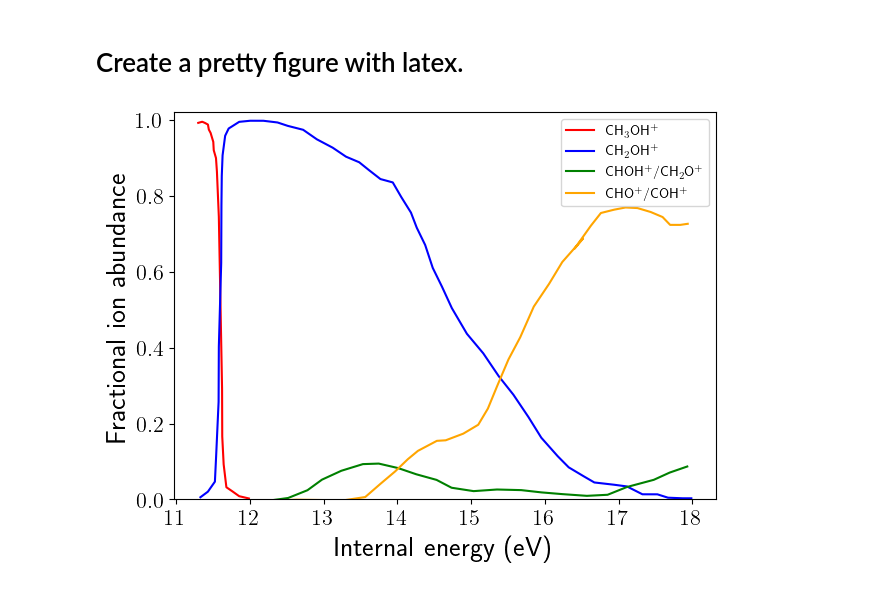
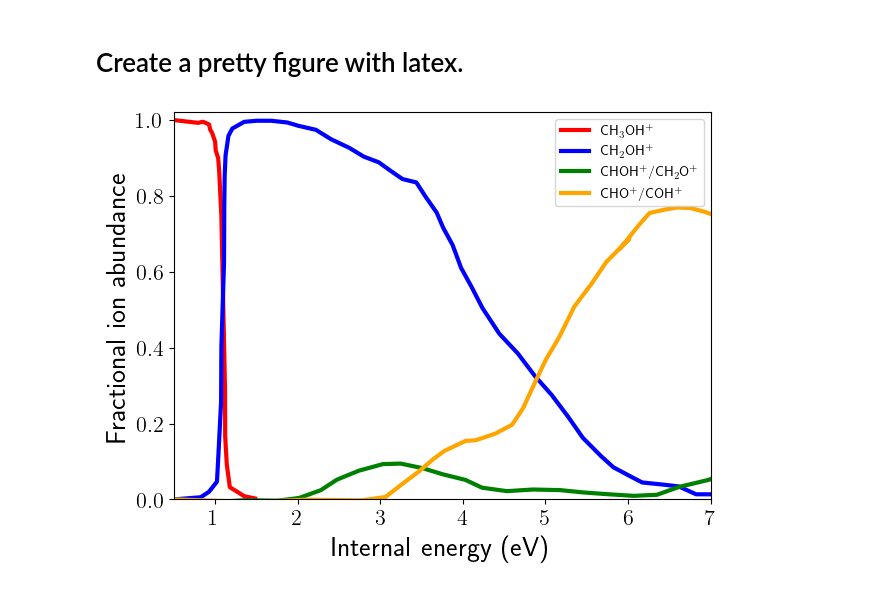
Before and after one commit to emartineznunez/latex, a Jupyter notebook: colab.ipynb, the cells around one changed output. Saved outputs shown, nothing was run; the diff lists cells and outputs as text; code cells hidden in the pictures.

```diff
--- a/colab.ipynb
+++ b/colab.ipynb
@@ -16,35 +16,37 @@ exper = pd.read_csv("exp.csv")
 
 
 px = exper['parent_x']
 py = exper['parent_y']
+
 
 ch2ohx = exper['ch2oh_x']
 ch2ohy = exper['ch2oh_y']
 
 chohx = exper['choh_x']
 chohy = exper['choh_y']
 
 chox = exper['cho_x']
 choy = exper['cho_y']
 
 #x=np.linspace(0,1,100)
 #y=x+x*x+x*x*x
 pyplot.rcParams['text.usetex'] = True
 
 #pyplot.xticks(np.arange(0, 1.1, step=0.1))
 pyplot.ylim(0,1.02)
-pyplot.plot(px,py,'-',color='r',label='CH$_3$OH$^+$',mfc='none')
-pyplot.plot(ch2ohx,ch2ohy,'-',color='b',label='CH$_2$OH$^+$',mfc='none')
-pyplot.plot(chohx,chohy,'-',color='green',label='CHOH$^+$/CH$_2$O$^+$',mfc='none')
-pyplot.plot(chox,choy,'-',color='orange',label='CHO$^+$/COH$^+$',mfc='none')
+pyplot.xlim(0.5,7)
+pyplot.plot(px-10.5,py,'-',color='r',label='CH$_3$OH$^+$',mfc='none',linewidth=3.0)
+pyplot.plot(ch2ohx-10.5,ch2ohy,'-',color='b',label='CH$_2$OH$^+$',mfc='none',linewidth=3.0)
+pyplot.plot(chohx-10.5,chohy,'-',color='green',label='CHOH$^+$/CH$_2$O$^+$',mfc='none',linewidth=3.0)
+pyplot.plot(chox-10.5,choy,'-',color='orange',label='CHO$^+$/COH$^+$',mfc='none',linewidth=3.0)
 pyplot.legend()
 pyplot.ylabel('Fractional ion abundance',fontsize=20)
 pyplot.xlabel('Internal energy (eV)',fontsize=20)
 pyplot.xticks(fontsize=16)
 pyplot.yticks(fontsize=16)
 pyplot.tight_layout()
 pyplot.savefig('comp.png')
 pyplot.show()
 #print(xB)
 # %% [output]
-[figure, old version]
+[figure, new version]
```
